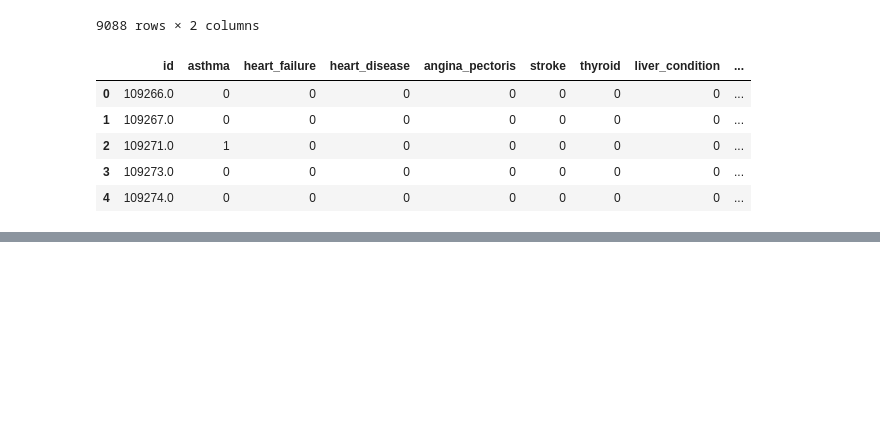
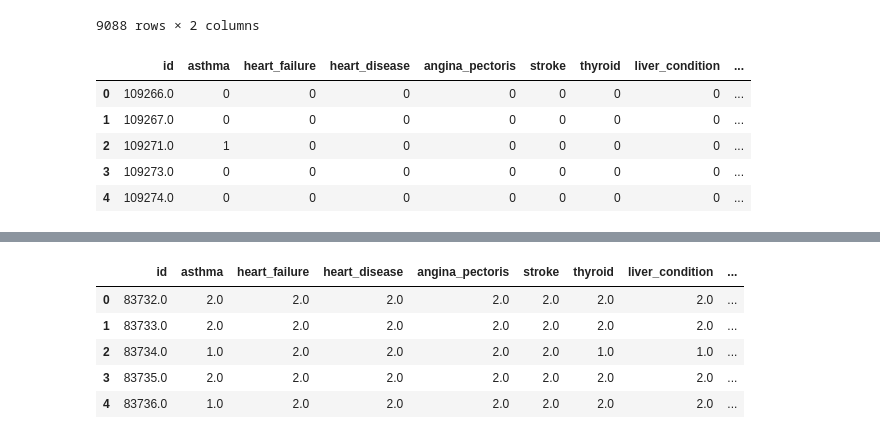
Before and after one commit to equitymarkets/HeartAttackPrediction, a Jupyter notebook: data_etl.ipynb, the cells around one changed output, grey strips where cells are left out. Saved outputs shown, nothing was run; the diff lists cells and outputs as text; code cells hidden in the pictures; blank space fills up the shorter version.

```diff
--- a/data_etl.ipynb
+++ b/data_etl.ipynb
@@ -267,0 +306,13 @@ df_3.to_csv('./Resources/med_conditions.csv')
+# %%
+mc_df = mc_df.rename(columns = {'SEQN': 'id', 'MCQ010': 'asthma', 'MCQ160B': 'heart_failure',
+                                 'MCQ160C': 'heart_disease', 'MCQ160D': 'angina_pectoris',
+                                 'MCQ160F': 'stroke', 'MCQ160M': 'thyroid', 'MCQ160L': 'liver_condition',
+                                'MCQ160E': 'heart_attack'})
+mc_df.head()
+# %% [output]
+|  | id | asthma | heart_failure | heart_disease | angina_pectoris | stroke | thyroid | liver_condition | ... |
+| 0 | 83732.0 | 2.0 | 2.0 | 2.0 | 2.0 | 2.0 | 2.0 | 2.0 | ... |
+| 1 | 83733.0 | 2.0 | 2.0 | 2.0 | 2.0 | 2.0 | 2.0 | 2.0 | ... |
+| 2 | 83734.0 | 1.0 | 2.0 | 2.0 | 2.0 | 2.0 | 1.0 | 1.0 | ... |
+| 3 | 83735.0 | 2.0 | 2.0 | 2.0 | 2.0 | 2.0 | 2.0 | 2.0 | ... |
+| 4 | 83736.0 | 1.0 | 2.0 | 2.0 | 2.0 | 2.0 | 2.0 | 2.0 | ... |
```
Also changed, not shown: parts of 14 cells of this notebook, 1 other file.
